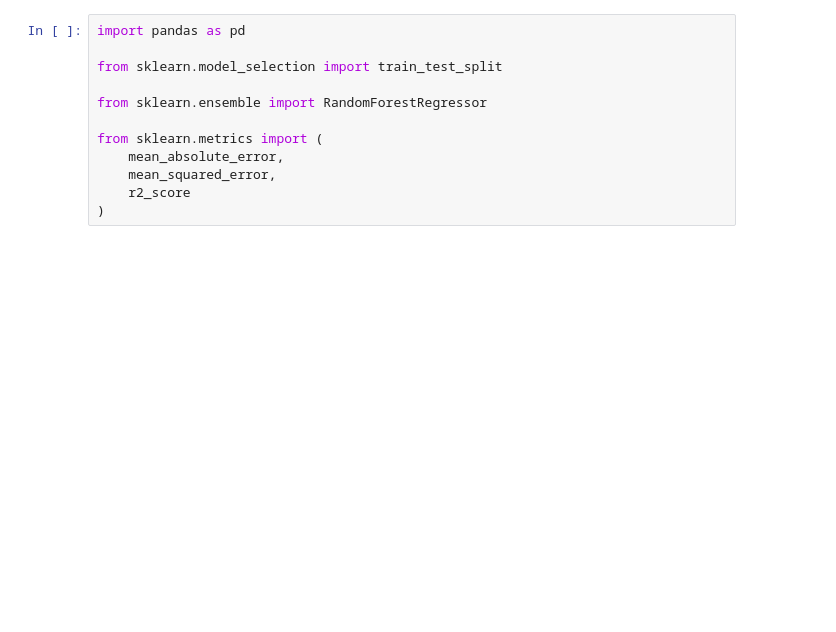
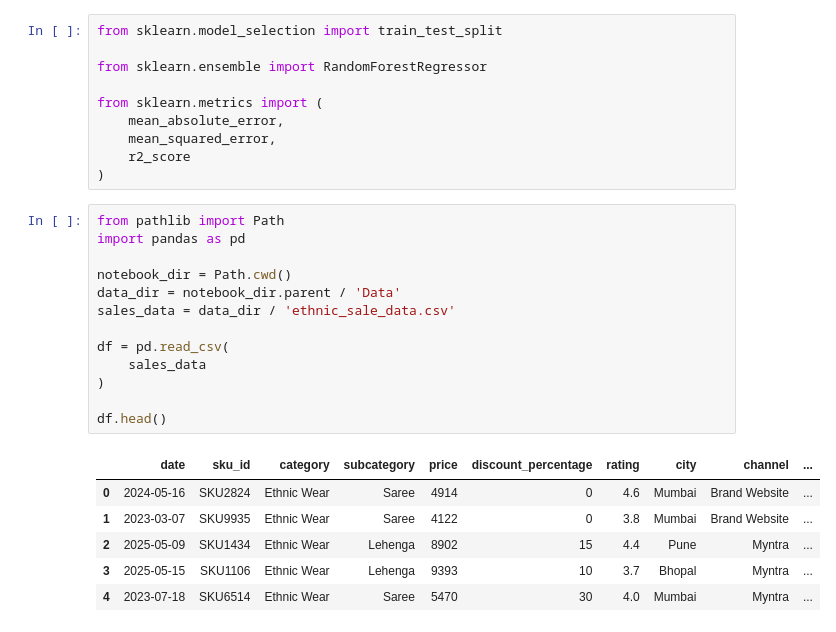
Before and after one commit to PrakhM/DemandSensing, a Jupyter notebook: Notebooks/train.ipynb, the cells around one changed output. Cells and saved outputs as stored; diff of their text form; blank space fills up the shorter version.

```diff
--- a/Notebooks/train.ipynb
+++ b/Notebooks/train.ipynb
@@ -20,8 +20,6 @@ Downloading threadpoolctl-3.6.0-py3-none-any.whl (18 kB)
 Installing collected packages: threadpoolctl, scipy, narwhals, joblib, scikit-learn
 Successfully installed joblib-1.5.3 narwhals-2.22.1 scikit-learn-1.9.0 scipy-1.18.0 threadpoolctl-3.6.0
 # %%
-import pandas as pd
-
 from sklearn.model_selection import train_test_split
 
 from sklearn.ensemble import RandomForestRegressor
@@ -31,3 +29,23 @@ from sklearn.metrics import (
     mean_squared_error,
     r2_score
 )
+# %%
+from pathlib import Path
+import pandas as pd
+
+notebook_dir = Path.cwd()
+data_dir = notebook_dir.parent / 'Data'
+sales_data = data_dir / 'ethnic_sale_data.csv'
+
+df = pd.read_csv(
+    sales_data
+)
+
+df.head()
+# %% [output]
+|  | date | sku_id | category | subcategory | price | discount_percentage | rating | city | channel | ... |
+| 0 | 2024-05-16 | SKU2824 | Ethnic Wear | Saree | 4914 | 0 | 4.6 | Mumbai | Brand Website | ... |
+| 1 | 2023-03-07 | SKU9935 | Ethnic Wear | Saree | 4122 | 0 | 3.8 | Mumbai | Brand Website | ... |
+| 2 | 2025-05-09 | SKU1434 | Ethnic Wear | Lehenga | 8902 | 15 | 4.4 | Pune | Myntra | ... |
+| 3 | 2025-05-15 | SKU1106 | Ethnic Wear | Lehenga | 9393 | 10 | 3.7 | Bhopal | Myntra | ... |
+| 4 | 2023-07-18 | SKU6514 | Ethnic Wear | Saree | 5470 | 30 | 4.0 | Mumbai | Myntra | ... |
```
Also changed, not shown: parts of 4 cells of this notebook.
